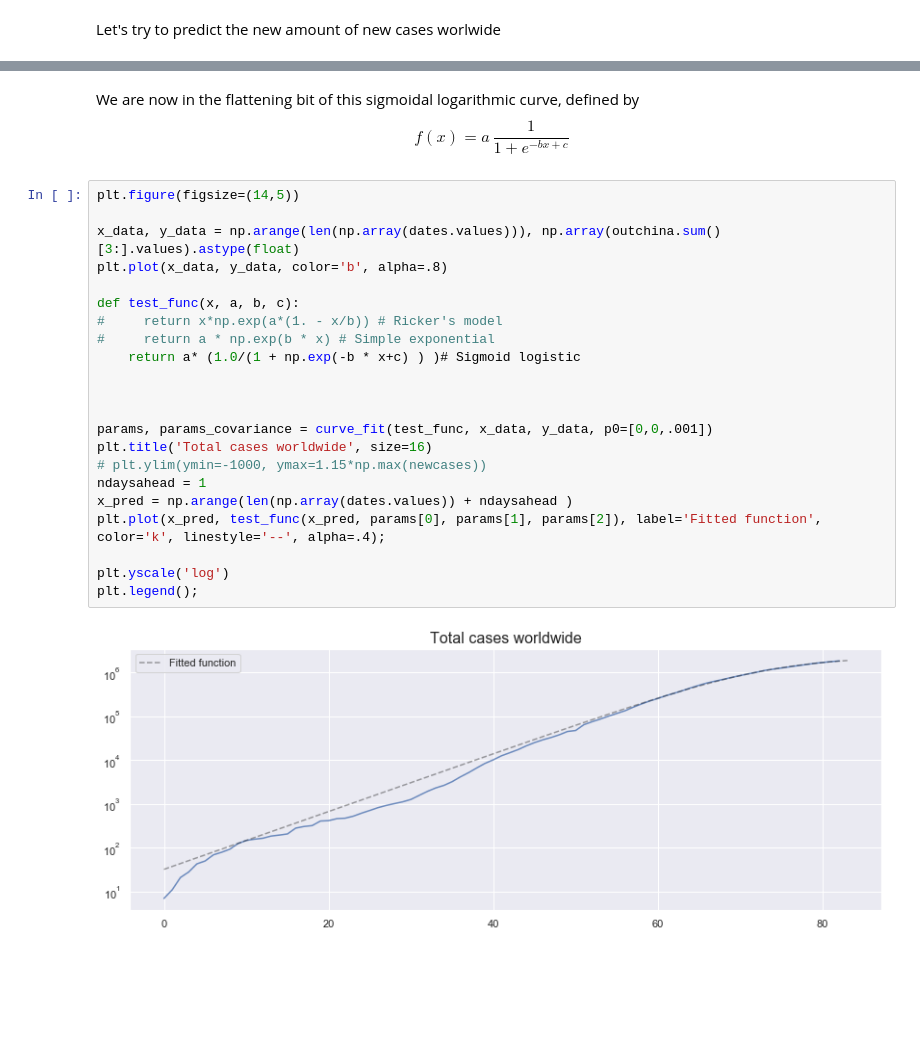
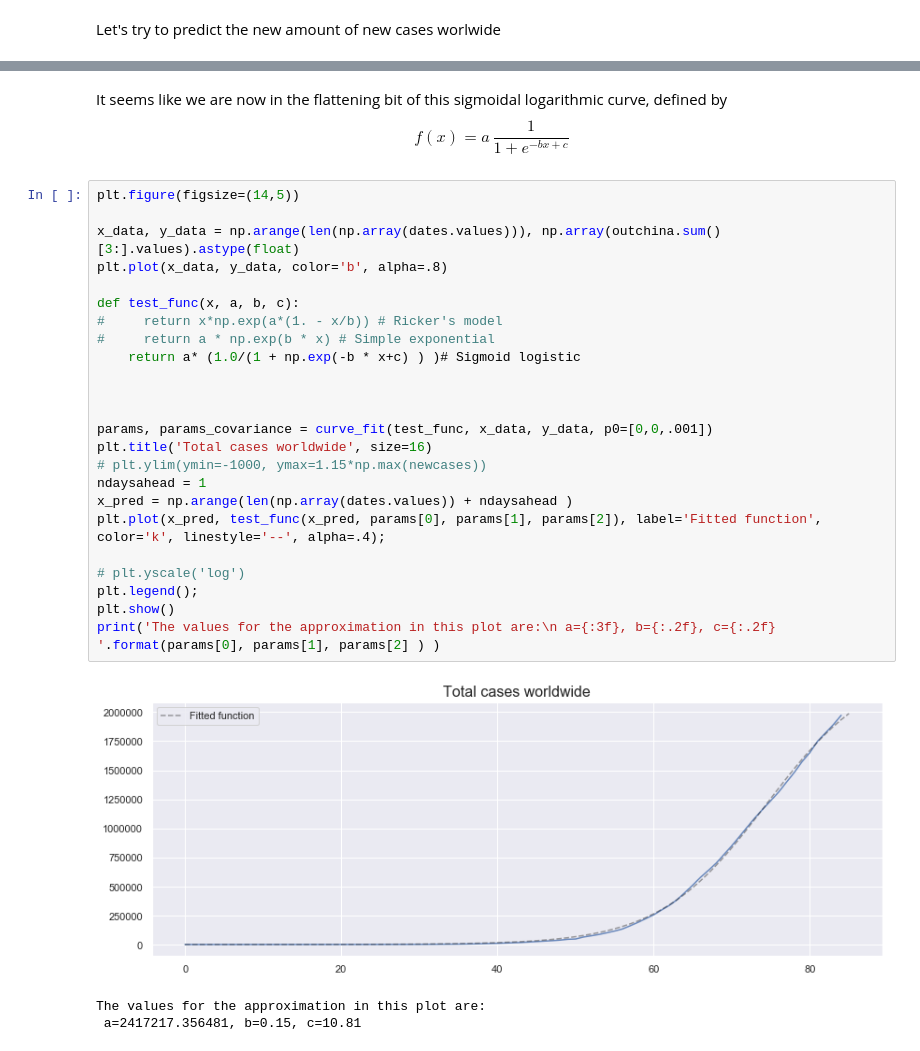
Before and after one commit to cuspime/Projects, a Jupyter notebook: COVID-19.ipynb, the cells around one changed output, grey strips where cells are left out. Saved outputs shown, nothing was run; the diff lists cells and outputs as text; blank space fills up the shorter version.

```diff
--- a/COVID-19.ipynb
+++ b/COVID-19.ipynb
@@ -453,26 +465,31 @@ plt.legend();
 # %% [markdown]
-We are now in the flattening bit of this sigmoidal logarithmic curve, defined by $$f(x) = a \, \frac{1}{1+ e^{-bx+c}}$$
+It seems like we are now in the flattening bit of this sigmoidal logarithmic curve, defined by
+$$f(x) = a \, \frac{1}{1+ e^{-bx+c}}$$
 # %%
 plt.figure(figsize=(14,5))
 
 x_data, y_data = np.arange(len(np.array(dates.values))), np.array(outchina.sum()[3:].values).astype(float)
 plt.plot(x_data, y_data, color='b', alpha=.8)
 
 def test_func(x, a, b, c):
 #     return x*np.exp(a*(1. - x/b)) # Ricker's model
 #     return a * np.exp(b * x) # Simple exponential
     return a* (1.0/(1 + np.exp(-b * x+c) ) )# Sigmoid logistic
 
 
 
 params, params_covariance = curve_fit(test_func, x_data, y_data, p0=[0,0,.001])
 plt.title('Total cases worldwide', size=16)
 # plt.ylim(ymin=-1000, ymax=1.15*np.max(newcases))
 ndaysahead = 1
 x_pred = np.arange(len(np.array(dates.values)) + ndaysahead )
 plt.plot(x_pred, test_func(x_pred, params[0], params[1], params[2]), label='Fitted function', color='k', linestyle='--', alpha=.4);
 
-plt.yscale('log')
+# plt.yscale('log')
 plt.legend();
+plt.show()
+print('The values for the approximation in this plot are:\n a={:3f}, b={:.2f}, c={:.2f} '.format(params[0], params[1], params[2] ) )
 # %% [output]
-[figure, old version]
+[figure, new version]
+The values for the approximation in this plot are:
+ a=2417217.356481, b=0.15, c=10.81
```
Also changed, not shown: parts of 27 cells of this notebook.
